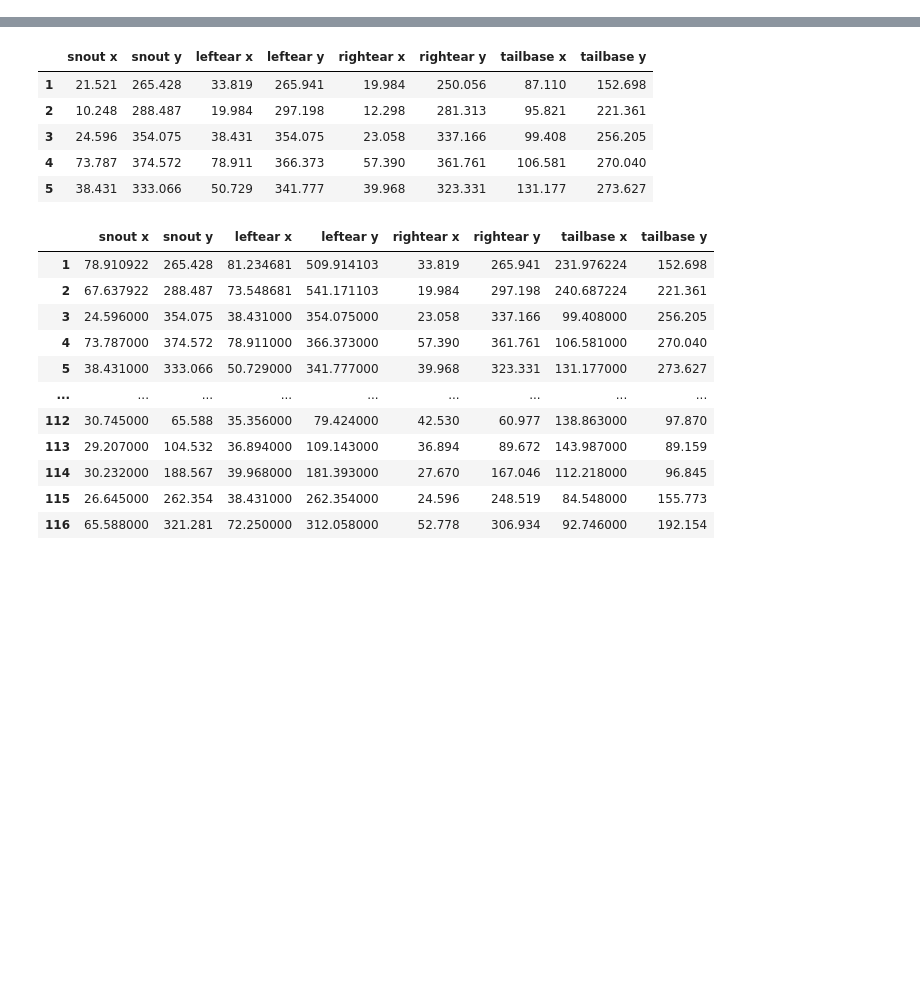
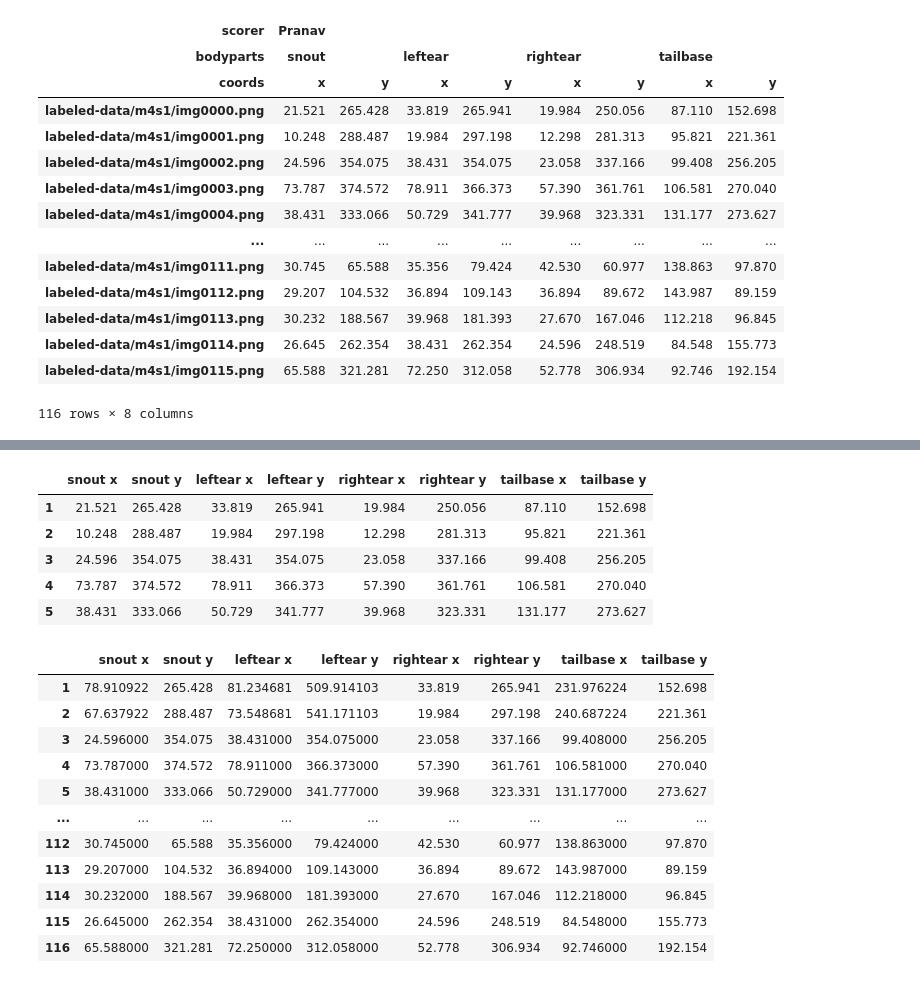
Before and after one commit to AnnaPaulish/Unsupervised_detection_methods, a Jupyter notebook: DLC_clustering_mice_04_mu.ipynb, the cells around one changed output, grey strips where cells are left out. Drawn from its saved outputs; the diff is of its cells as text; code cells hidden in the pictures; blank space fills up the shorter version.

```diff
--- a/DLC_clustering_mice_04.ipynb
+++ b/DLC_clustering_mice_04_mu.ipynb
@@ -12,0 +33,22 @@ df = pd.read_csv(url)
+# %%
+### Tips:
+header = [0, 1, 2] ### if multi-animal project, header = [0, 1, 2, 3]
+
+df = pd.read_csv(url, header=header, index_col=0)
+df
+# %% [output]
+| scorer | Pranav |  |  |  |  |  |  |  |
+| bodyparts | snout |  | leftear |  | rightear |  | tailbase |  |
+| coords | x | y | x | y | x | y | x | y |
+| labeled-data/m4s1/img0000.png | 21.521 | 265.428 | 33.819 | 265.941 | 19.984 | 250.056 | 87.110 | 152.698 |
+| labeled-data/m4s1/img0001.png | 10.248 | 288.487 | 19.984 | 297.198 | 12.298 | 281.313 | 95.821 | 221.361 |
+| labeled-data/m4s1/img0002.png | 24.596 | 354.075 | 38.431 | 354.075 | 23.058 | 337.166 | 99.408 | 256.205 |
+| labeled-data/m4s1/img0003.png | 73.787 | 374.572 | 78.911 | 366.373 | 57.390 | 361.761 | 106.581 | 270.040 |
+| labeled-data/m4s1/img0004.png | 38.431 | 333.066 | 50.729 | 341.777 | 39.968 | 323.331 | 131.177 | 273.627 |
+| ... | ... | ... | ... | ... | ... | ... | ... | ... |
+| labeled-data/m4s1/img0111.png | 30.745 | 65.588 | 35.356 | 79.424 | 42.530 | 60.977 | 138.863 | 97.870 |
+| labeled-data/m4s1/img0112.png | 29.207 | 104.532 | 36.894 | 109.143 | 36.894 | 89.672 | 143.987 | 89.159 |
+| labeled-data/m4s1/img0113.png | 30.232 | 188.567 | 39.968 | 181.393 | 27.670 | 167.046 | 112.218 | 96.845 |
+| labeled-data/m4s1/img0114.png | 26.645 | 262.354 | 38.431 | 262.354 | 24.596 | 248.519 | 84.548 | 155.773 |
+| labeled-data/m4s1/img0115.png | 65.588 | 321.281 | 72.250 | 312.058 | 52.778 | 306.934 | 92.746 | 192.154 |
+116 rows × 8 columns
```
Also changed, not shown: parts of 3 cells of this notebook.
